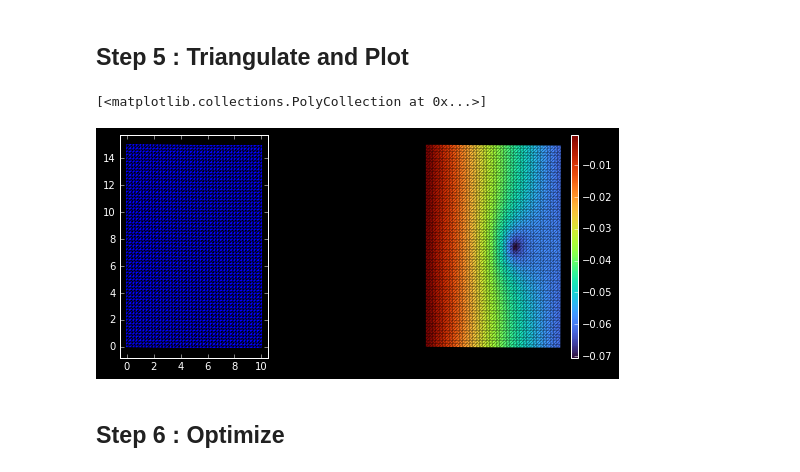
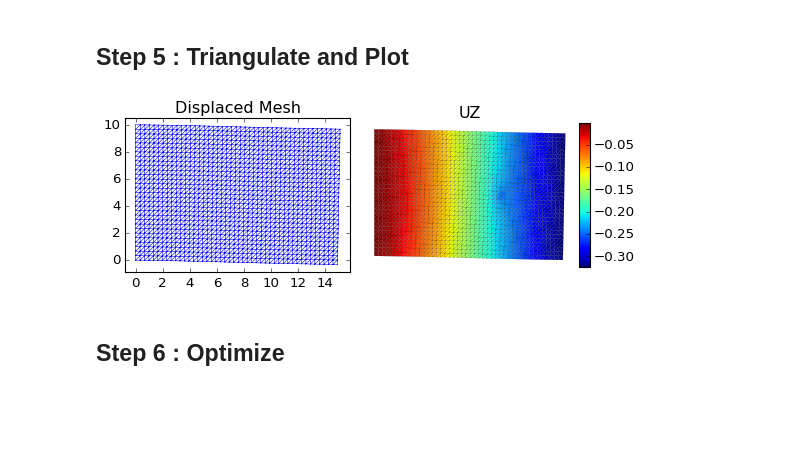
Before and after one commit to dewloosh/SigmaEpsilon, a Jupyter notebook: examples/topopt/membrane_oc_simp_single.ipynb, the cells around one changed output. Cells and saved outputs as stored; diff of their text form; code cells hidden in the pictures; blank space fills up the shorter version.

```diff
--- a/examples/topopt/membrane_oc_simp_single.ipynb
+++ b/examples/topopt/membrane_oc_simp_single.ipynb
@@ -84,15 +67,15 @@ doc.generate_pdf('e:\\tesseract_oc_sym', clean_tex=False, compiler='pdfLaTeX')
 from sigmaepsilon.mesh.grid import gridQ9
 import numpy as np
 
-size = Lx, Ly = (10, 15)
-shape = nx, ny = (40, 60)
+size = Lx, Ly = (15, 10)
+shape = nx, ny = (45, 30)
 
 gridparams = {
-    'size' : size,
-    'shape' : shape,
-    'origo' : (0, 0),
-    'start' : 0
-    }
+    'size': size,
+    'shape': shape,
+    'origo': (0, 0),
+    'start': 0
+}
 
 coords_, topo = gridQ9(**gridparams)
 coords = np.zeros((coords_.shape[0], 3))
@@ -150,18 +144,23 @@ from sigmaepsilon.mesh.tri.triplot import triplot
 import matplotlib.pyplot as plt
 from matplotlib import gridspec
 import matplotlib as mpl
-plt.style.use('dark_background')
+plt.style.use("classic")  # dark_background
 
 points, triangles = Q4_to_T3(structure.mesh.coords(), topo)
 triobj = triangulate(points=points[:, :2], triangles=triangles)[-1]
 # %%
-fig = plt.figure(figsize=(10, 4))  # in inches
-fig.patch.set_facecolor('black')
+fig = plt.figure(figsize=(7, 4))  # in inches
+fig.patch.set_facecolor('white')
 gs = gridspec.GridSpec(1, 2, width_ratios=[1, 1])
 ax1 = fig.add_subplot(gs[0])
 ax2 = fig.add_subplot(gs[1])
 triplot(triobj, ax=ax1, fig=fig)
-triplot(triobj, ax=ax2, fig=fig, data=dofsol[:, 1], cmap='turbo', axis='off')
+triplot(triobj, ax=ax2, fig=fig, data=dofsol[:, 1], cmap='jet', axis='off')
+fig.tight_layout()
+ax1.set_title('Displaced Mesh')
+ax2.set_title('UZ')
+#fig.suptitle('Finite Element Solution')
+fig.tight_layout()
+plt.savefig("simp_oc_membrane.pdf")
 # %% [output]
-[<matplotlib.collections.PolyCollection at 0x...>]
-[figure, old version]
+[figure, new version]
```
Also changed, not shown: parts of 18 cells of this notebook, 11 other files.
